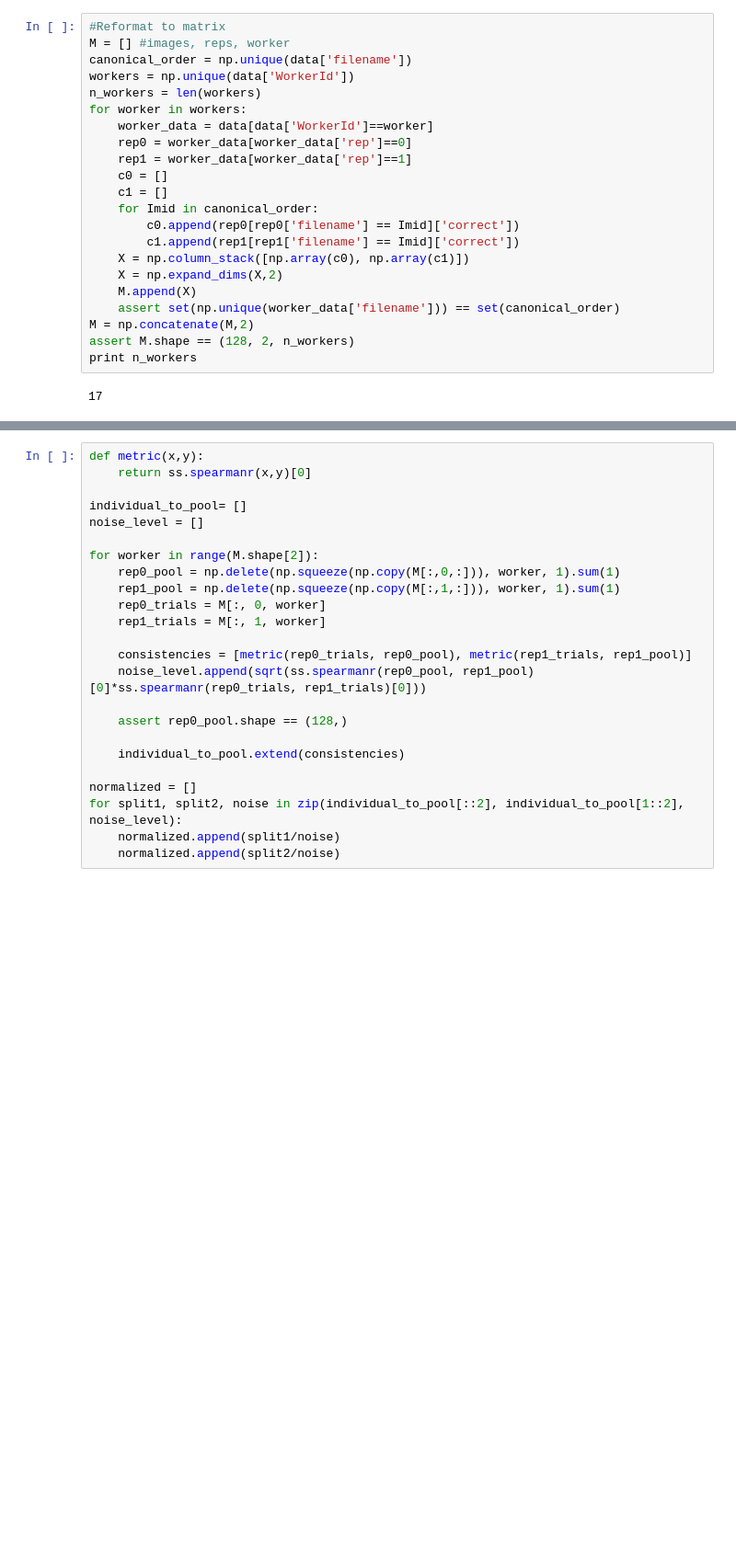
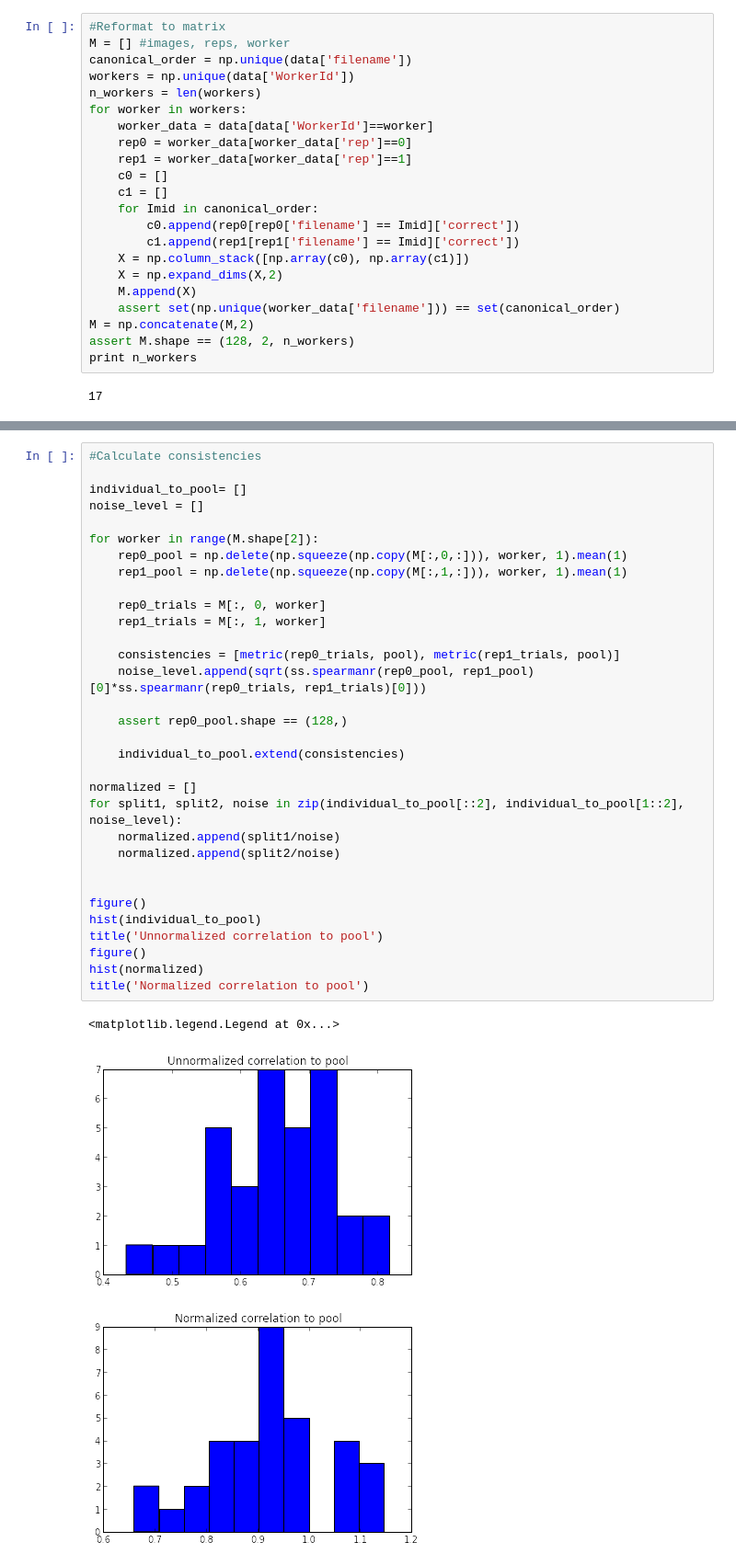
Before and after one commit to dicarlolab/BehavioralBenchmark, a Jupyter notebook: notebooks/consistency_analysis.ipynb, the cells around one changed output, grey strips where cells are left out. Shown at 92% size. Cells and saved outputs as stored; diff of their text form; blank space fills up the shorter version.

```diff
--- a/notebooks/consistency_analysis.ipynb
+++ b/notebooks/consistency_analysis.ipynb
@@ -93,24 +252,36 @@ xlabel('Image index (sorted by accuracy)')
 # %%
-def metric(x,y):
-    return ss.spearmanr(x,y)[0]
+#Calculate consistencies
 
 individual_to_pool= []
 noise_level = []
 
 for worker in range(M.shape[2]):
-    rep0_pool = np.delete(np.squeeze(np.copy(M[:,0,:])), worker, 1).sum(1)
-    rep1_pool = np.delete(np.squeeze(np.copy(M[:,1,:])), worker, 1).sum(1)
+    rep0_pool = np.delete(np.squeeze(np.copy(M[:,0,:])), worker, 1).mean(1)
+    rep1_pool = np.delete(np.squeeze(np.copy(M[:,1,:])), worker, 1).mean(1)
+
     rep0_trials = M[:, 0, worker]
     rep1_trials = M[:, 1, worker]
 
-    consistencies = [metric(rep0_trials, rep0_pool), metric(rep1_trials, rep1_pool)]
+    consistencies = [metric(rep0_trials, pool), metric(rep1_trials, pool)]
     noise_level.append(sqrt(ss.spearmanr(rep0_pool, rep1_pool)[0]*ss.spearmanr(rep0_trials, rep1_trials)[0]))
 
     assert rep0_pool.shape == (128,)
 
     individual_to_pool.extend(consistencies)
 
 normalized = []
 for split1, split2, noise in zip(individual_to_pool[::2], individual_to_pool[1::2], noise_level):
     normalized.append(split1/noise)
     normalized.append(split2/noise)
+
+
+figure()
+hist(individual_to_pool)
+title('Unnormalized correlation to pool')
+figure()
+hist(normalized)
+title('Normalized correlation to pool')
+# %% [output]
+<matplotlib.legend.Legend at 0x...>
+[figure, added]
+[figure, added]
```
Also changed, not shown: parts of 41 cells of this notebook.
